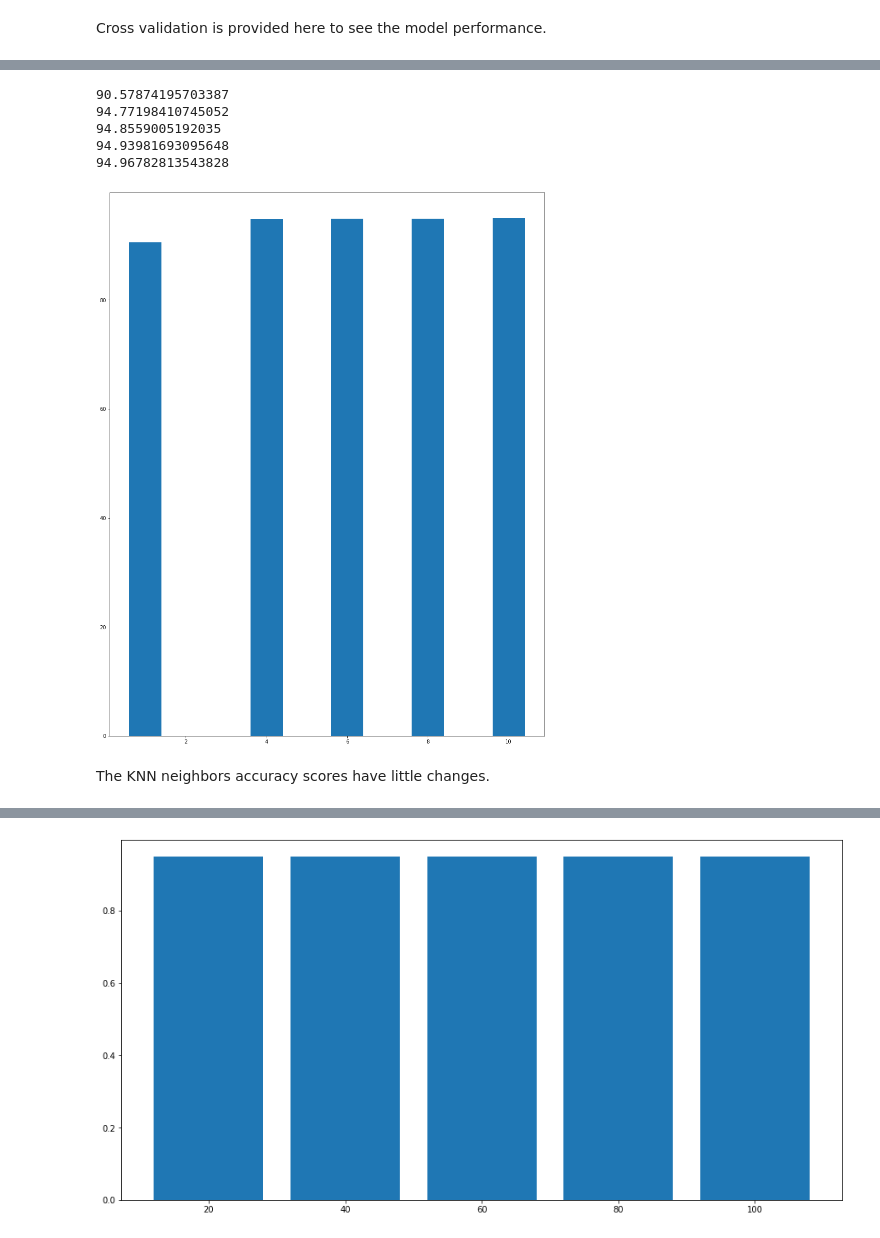
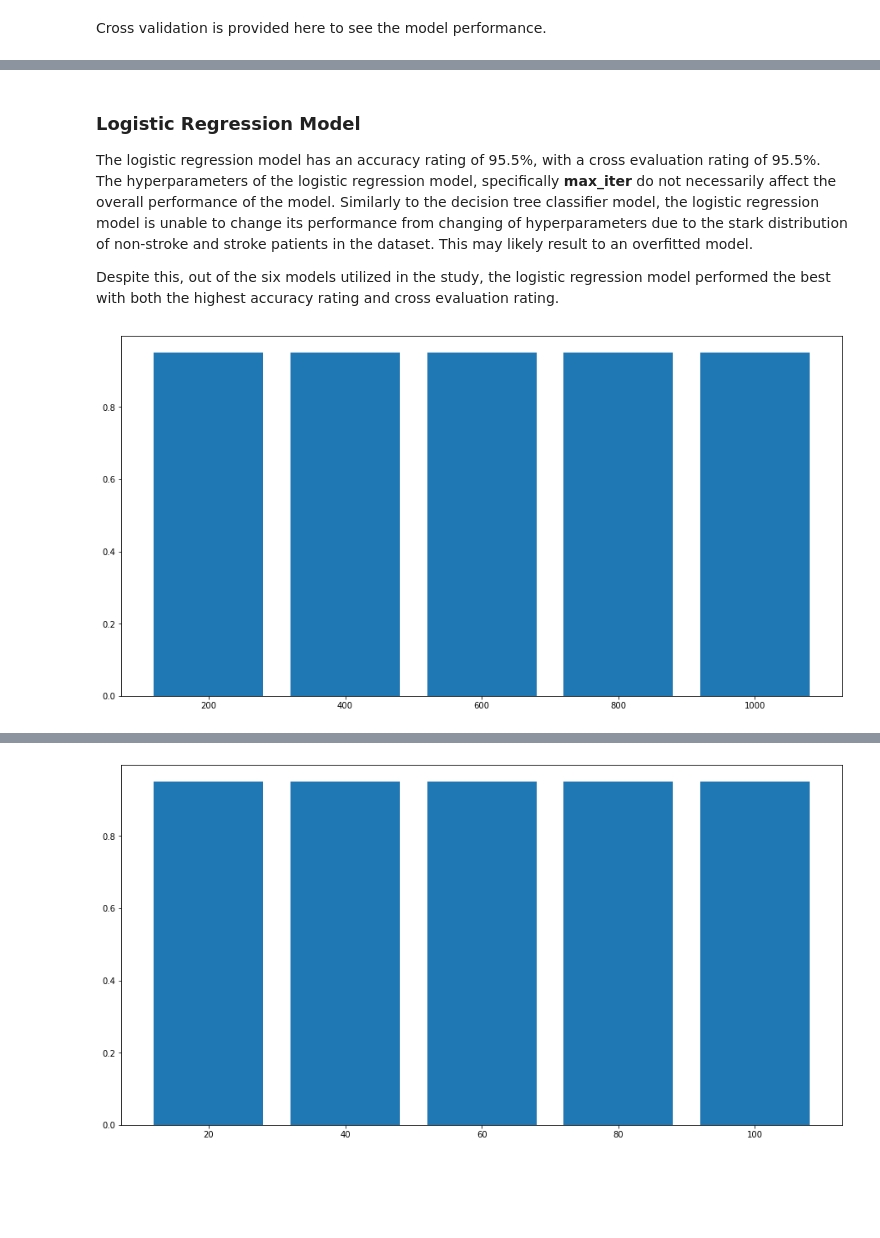
Before and after one commit to NiloJaticoII/STINTSY-Machine-Learning, a Jupyter notebook: MCO_Machine_Learning_Stroke_prediction.ipynb, the cells around one changed output, grey strips where cells are left out. Drawn from its saved outputs; the diff is of its cells as text; code cells hidden in the pictures; blank space fills up the shorter version.

```diff
--- a/MCO_Machine_Learning_Stroke_prediction.ipynb
+++ b/MCO_Machine_Learning_Stroke_prediction.ipynb
@@ -541,0 +537,14 @@ ax1.scatter(SVC_scores[:15], SVC_scores[:15], color='g', label='svc')
+# %%
+plt_ctr = 1
+plt.figure(figsize=(15,12))
+values = [5, 10, 15, 20, 25]
+
+for val in values:
+    dtr = DecisionTreeClassifier(criterion=dtc_result.get("criterion"), max_depth= dtc_result.get("max_depth"), min_samples_leaf=dtc_result.get("min_samples_leaf"))
+    plt.subplot(3,2,plt_ctr)
+    dtr.fit(x_train,y_train)
+    predictions = dtr.predict(x_test)
+    plt.scatter(np.arange(0,len(x_test),1), predictions)
+    plt.title("Min samples = "+ str(val))
+
+    plt_ctr += 1
@@ -542,30 +553,24 @@ ax1.scatter(SVC_scores[:15], SVC_scores[:15], color='g', label='svc')
+# %% [markdown]
+### Logistic Regression Model
+
+The logistic regression model has an accuracy rating of 95.5%, with a cross evaluation rating of 95.5%. The hyperparameters of the logistic regression model, specifically **max_iter** do not necessarily affect the overall performance of the model. Similarly to the decision tree classifier model, the logistic regression model is unable to change its performance from changing of hyperparameters due to the stark distribution of non-stroke and stroke patients in the dataset. This may likely result to an overfitted model.
+
+Despite this, out of the six models utilized in the study, the logistic regression model performed the best with both the highest accuracy rating and cross evaluation rating.
 # %%
 plt_ctr = 1
-fig = plt.figure(figsize=(12,15))
-values = [1,4,6,8,10]
+fig = plt.figure(figsize=(12,6))
+values = [200,400,600,800,1000]
+values_string = ['200','400','600','800','1000']
 array_value = []
 
 for val in values:
-    dtr = KNeighborsClassifier(n_neighbors=val, leaf_size=val)
+    dtr = LogisticRegression(max_iter=val, multi_class=reg_result.get("multi_class"), solver=reg_result.get("solver"))
     dtr.fit(x_train,y_train)
     predictions = dtr.predict(x_test)
     dtr_scores = cross_val_score(dtr, x_train, y_train, cv = 15, scoring='accuracy')
-    array_value.append(dtr_scores.mean()*100)
-
-print(array_value[0])
-print(array_value[1])
-print(array_value[2])
-print(array_value[3])
-print(array_value[4])
+    array_value.append(dtr_scores.mean())
 ax = fig.add_axes([0,0,1,1])
-ax.bar(values,array_value)
+ax.bar(values_string,array_value)
 plt.show()
 # %% [output]
-90.57874195703387
-94.77198410745052
-94.8559005192035
-94.93981693095648
-94.96782813543828
-[figure, old version]
+[figure, new version]
-# %% [markdown]
-The KNN neighbors accuracy scores have little changes.
```
Also changed, not shown: parts of 18 cells of this notebook, 2 other files.
